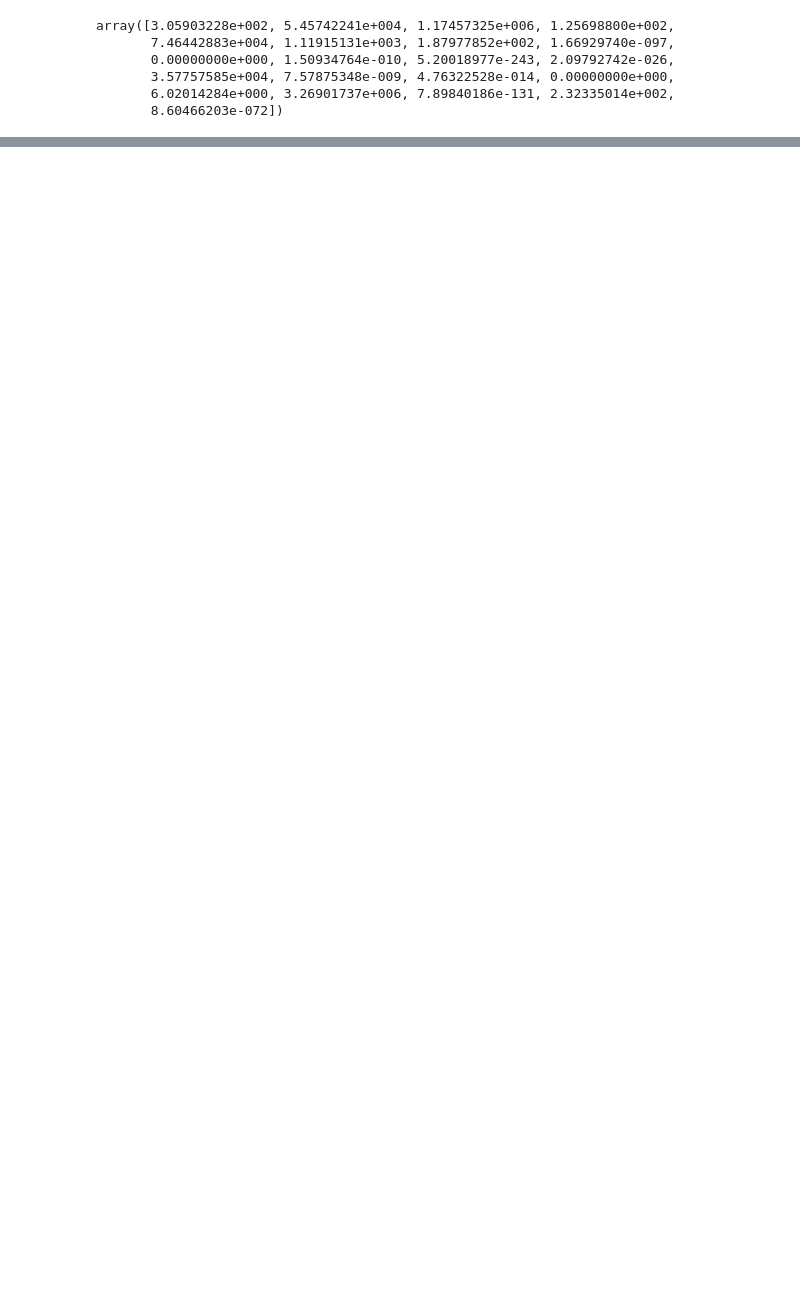
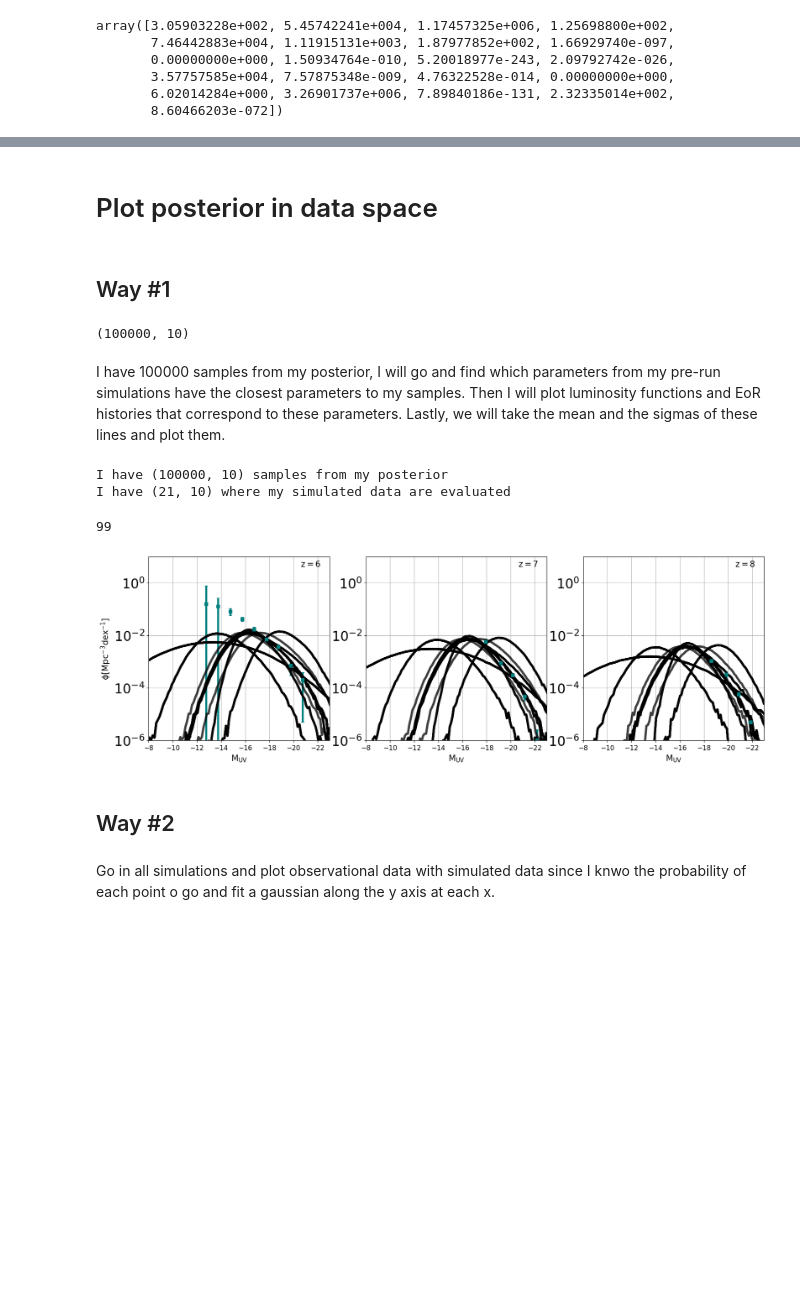
Before and after one commit to nikos-triantafyllou/Database-21cmFASTv4, a Jupyter notebook: Tutorial/Chi_squared.ipynb, the cells around one changed output, grey strips where cells are left out. Drawn from its saved outputs; the diff is of its cells as text; code cells hidden in the pictures; blank space fills up the shorter version.

```diff
--- a/Tutorial/Chi_squared.ipynb
+++ b/Tutorial/Chi_squared.ipynb
@@ -360,6 +363,7 @@ dict_chi2 = {}
 
 for id_i in range(21,42):
     y_simed = comlute_simuated_observables(id_i)
+    hdf = h5py.File(f'/projects/cosmo_database/ntriantafyllou/DATABASE_21cmFASTv4/indicative_simulations/plus_minus_new/id_{id_i}.h5')
     chi2 = compute_chi2(y_obs, sigma_obs, y_simed)
     log_likelihood = compute_chi2_loglikelihood(chi2)
 
@@ -367,6 +371,10 @@ for id_i in range(21,42):
     parameters.pop('random_seed')
     dict_chi2[str(id_i)] = [parameters, chi2]
     print(log_likelihood)
+
+# This part is to correct the extra parameters that my files unfortunately have only for L_X_MINI in the current run
+dict_chi2['24'][0].pop('L_X_MINI')
+dict_chi2['25'][0].pop('L_X_MINI')
 # %% [output]
 -36.037909425125235
 -30.853861263720418
@@ -419,7 +424,7 @@ parameter_names
  'SIGMA_SFR_LIM',
  't_STAR']
 # %%
-parameter_array = np.zeros((10,21))
+
 chi2s = []
 ii = 0
 for i in dict_chi2.keys():
@@ -446,7 +451,7 @@ array([3.05903228e+002, 5.45742241e+004, 1.17457325e+006, 1.25698800e+002,
        8.60466203e-072])
 # %%
 # Fit KDE with stabilized weights
-kde = KernelDensity(kernel="gaussian", bandwidth="silverman")  # Try "silverman" too
+kde = KernelDensity(kernel="gaussian", bandwidth='scott')  # Try "silverman" or 'scott'
 kde.fit(parameter_array, sample_weight = np.exp(log_weights_shifted) )
 
 new_samples = kde.sample(100000)  # Generate 1000 new parameter sets
@@ -555,0 +599,70 @@ cornerplot(data = new_samples, fig = fig, color = 'teal', name='prior');
+# %% [markdown]
+# Plot posterior in data space
+# %% [markdown]
+## Way #1
+# %%
+valid_samples.shape
+# %% [output]
+(100000, 10)
+# %% [markdown]
+I have 100000 samples from my posterior, I will go and find which parameters from my pre-run simulations have the closest parameters to my samples. Then I will plot luminosity functions and EoR histories that correspond to these parameters. Lastly, we will take the mean and the sigmas of these lines and plot them.
+# %%
+
+# Or resample parameters
+
+print("I have", valid_samples.shape, 'samples from my posterior')
+print('I have', parameter_array.shape, 'where my simulated data are evaluated')
+
+# That correspond to keys from list(dict_chi2.keys())[0]
+# %% [output]
+I have (100000, 10) samples from my posterior
+I have (21, 10) where my simulated data are evaluated
+# %%
+positions = []
+for post_sample in valid_samples:
+    # Make an array with the exact same dimentions as parameter_array but with the same copy of post_sample,
+    # then find the modulus for each of the parameter sets, and then save the index, the id, of the minimum modulus
+    distances = np.zeros(parameter_array.shape[0])
+    for i in range(parameter_array.shape[0]):
+        distances[i] = np.linalg.norm(parameter_array[i] - post_sample)
+    positions.append(np.argmin(distances))
+# %%
+Muv_limits = [-23, -8]
+fig, axsLF = plt.subplots(nrows = 1, ncols=3, figsize = (20,6))
+for qq, redshift in enumerate([6,7,8]):
+    fLF = '/home/ntriantafyllou/projects/database/UVLFs/Daniela_stuff/LFs/LF_obs_Bouwens_%.6f.txt'%(redshift)
+    datainput = np.loadtxt(fLF)
+    axsLF[qq].errorbar(datainput[::2,0], (datainput[::2,1]), yerr=datainput[::2,2], color='teal',fmt='s',zorder=2, capsize=3, label = 'HST observations')
+
+    axsLF[qq].text(0.95,0.98, fr'$ \rm z={redshift} $', horizontalalignment='right',verticalalignment='top',transform=axsLF[qq].transAxes,fontsize=15)
+    axsLF[qq].set_xlim(Muv_limits[::-1])
+    axsLF[qq].set_ylim(1e-6,10)
+    axsLF[qq].set_yscale('log')
+    axsLF[qq].set_xlabel(r'$\rm M_{\rm UV}$',fontsize=15)
+    axsLF[qq].xaxis.set_tick_params(labelsize=12)
+    axsLF[qq].grid()
+
+
+ii = 0
+for ids in positions[:100]:
+    print(ii, end = '\r')
+    ## UV LF ##
+    hdf = h5py.File(f'/projects/cosmo_database/ntriantafyllou/DATABASE_21cmFASTv4/indicative_simulations/plus_minus_new/id_{list(dict_chi2.keys())[ids]}.h5')
+    for qq, redshift in enumerate([6,7,8]):
+        Muv, phi = d_utils.get_uvlf(redshift, hdf)
+        axsLF[qq].plot(Muv, phi, color='black', linewidth =4, label = '21cmFAST', alpha=0.5)
+
+    ii+=1
+
+
+
+
+
+axsLF[0].set_ylabel(r"$\rm \phi [Mpc^{-3} dex^{-1}]$",fontsize=15);
+# %% [output]
+99
+[figure, added]
+# %% [markdown]
+## Way #2
+# %% [markdown]
+Go in all simulations and plot observational data with simulated data since I knwo the probability of each point o go and fit a gaussian along the y axis at each x.
```
Also changed, not shown: parts of 12 cells of this notebook.
